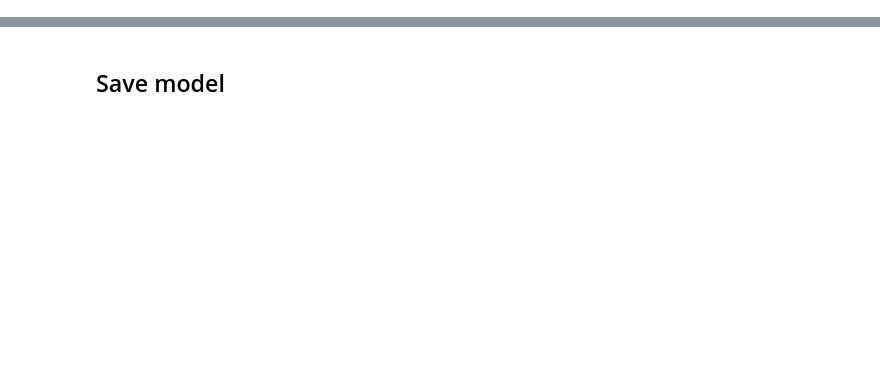
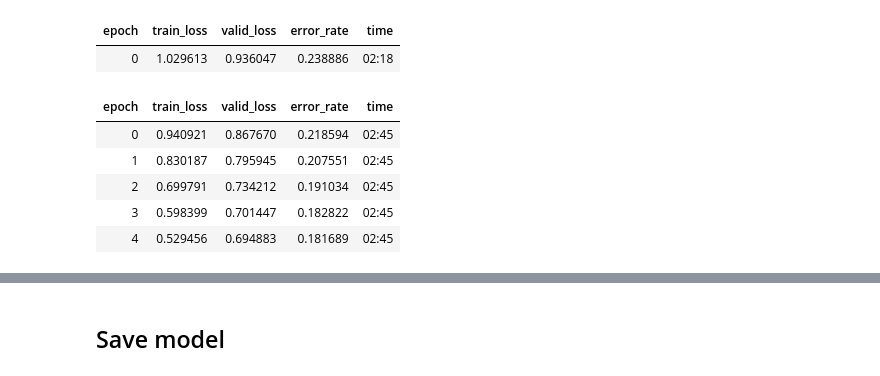
Before and after one commit to RohanM/fungi-id, a Jupyter notebook: train.ipynb, the cells around one changed output, grey strips where cells are left out. Cells and saved outputs as stored; diff of their text form; code cells hidden in the pictures; blank space fills up the shorter version.

```diff
--- a/train.ipynb
+++ b/train.ipynb
@@ -28,0 +53,11 @@ learn.fine_tune(1)
+# %%
+learn.fine_tune(5, 0.001)
+# %% [output]
+| epoch | train_loss | valid_loss | error_rate | time |
+| 0 | 1.029613 | 0.936047 | 0.238886 | 02:18 |
+| epoch | train_loss | valid_loss | error_rate | time |
+| 0 | 0.940921 | 0.867670 | 0.218594 | 02:45 |
+| 1 | 0.830187 | 0.795945 | 0.207551 | 02:45 |
+| 2 | 0.699791 | 0.734212 | 0.191034 | 02:45 |
+| 3 | 0.598399 | 0.701447 | 0.182822 | 02:45 |
+| 4 | 0.529456 | 0.694883 | 0.181689 | 02:45 |
```
Also changed, not shown: parts of 15 cells of this notebook, 2 other files.
